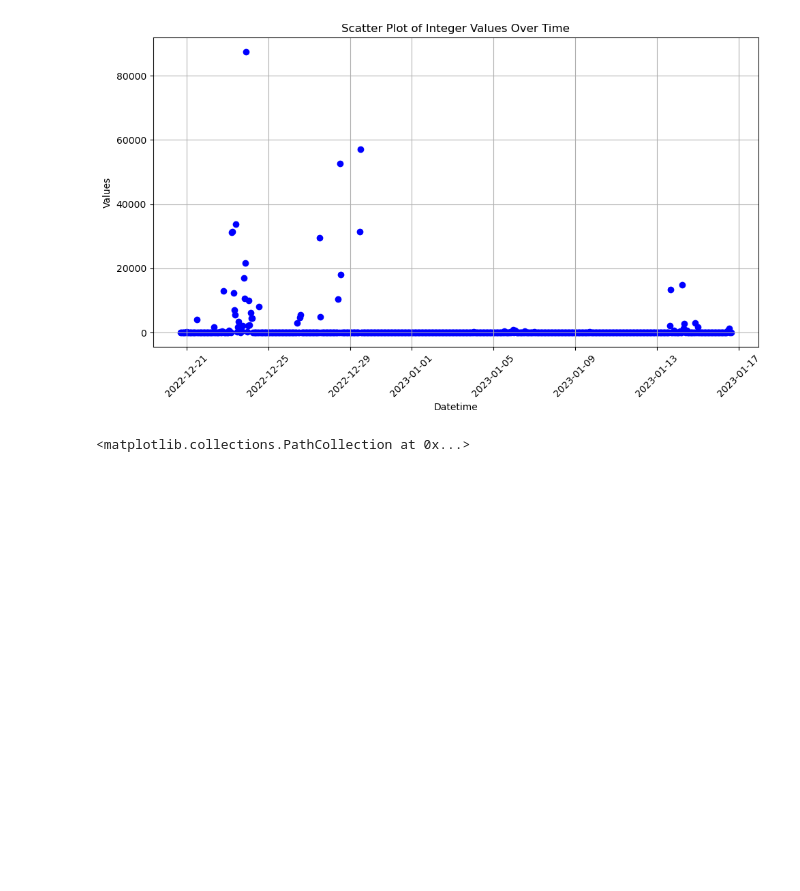
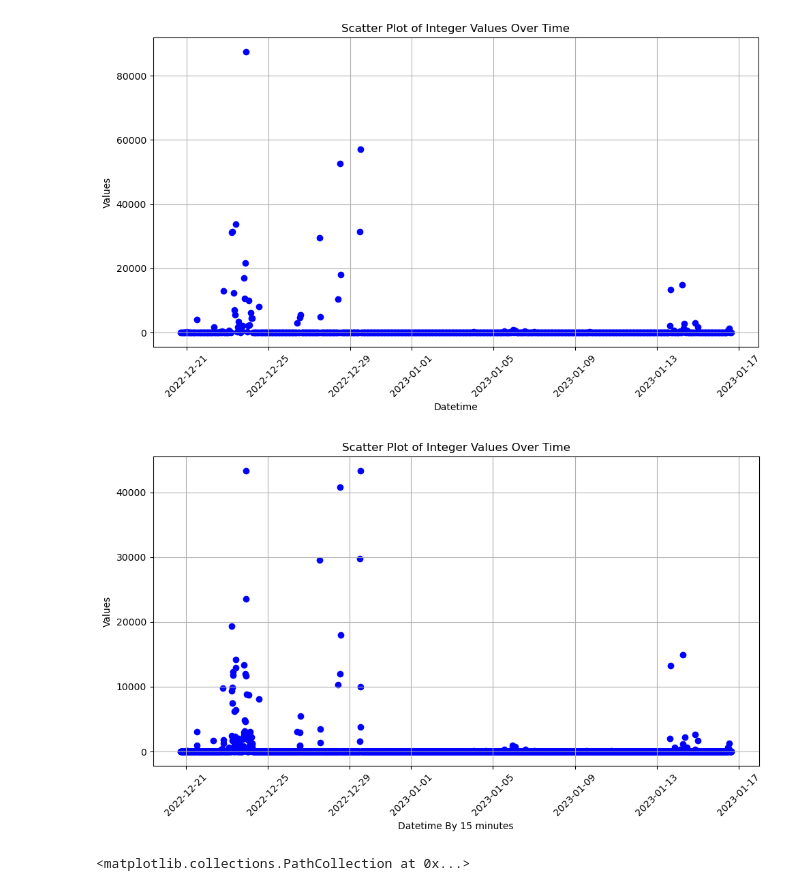
Before and after one commit to AsifTanvir/SEAD-analysis, a Jupyter notebook: Sam_data_analysis.ipynb, the cells around one changed output. Cells and saved outputs as stored; diff of their text form; code cells hidden in the pictures; blank space fills up the shorter version.

```diff
--- a/Sam_data_analysis.ipynb
+++ b/Sam_data_analysis.ipynb
@@ -79,6 +81,25 @@ plt.tight_layout()
 plt.show()
 # %% [output]
 [figure]
+# %%
+# df_hourly['datetime'] = pd.to_datetime(df_hourly['date'])
+plt.figure(figsize=(10, 6))
+plt.scatter(df_minute['date'], df_minute['Value'], color='blue', marker='o')
+
+# Formatting the plot
+plt.title('Scatter Plot of Integer Values Over Time')
+plt.xlabel('Datetime By 15 minutes')
+plt.ylabel('Values')
+plt.grid(True)
+
+# Rotating the x-axis labels for better readability
+plt.xticks(rotation=45)
+
+# Show the plot
+plt.tight_layout()
+plt.show()
+# %% [output]
+[figure, added]
 # %%
 # Fit the model
 from sklearn.neighbors import LocalOutlierFactor
```
Also changed, not shown: parts of 2 cells of this notebook.
